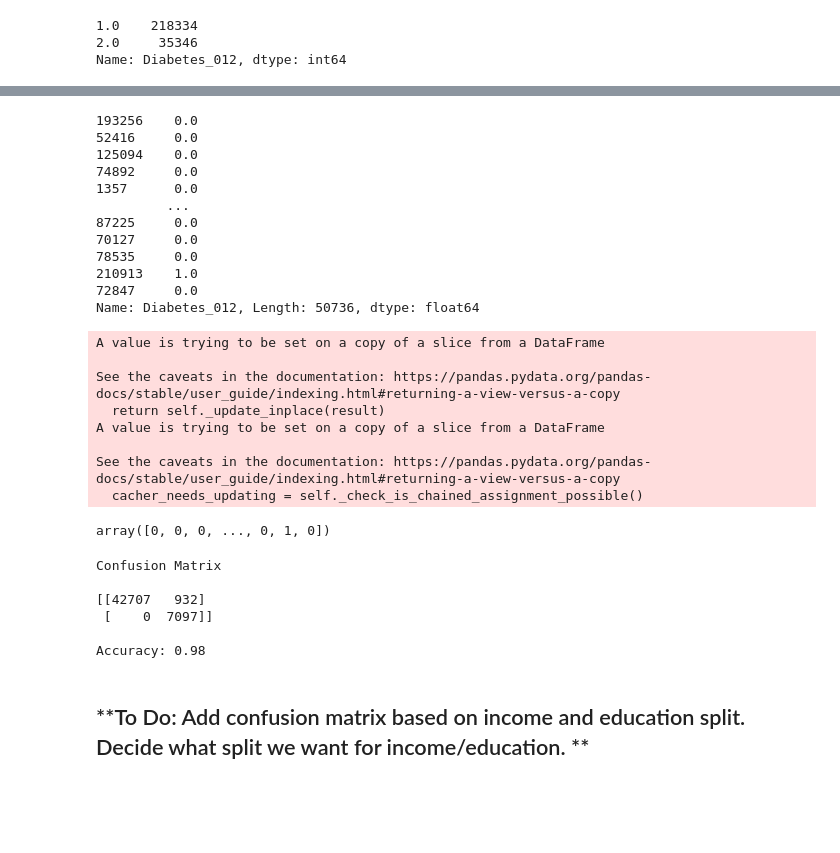
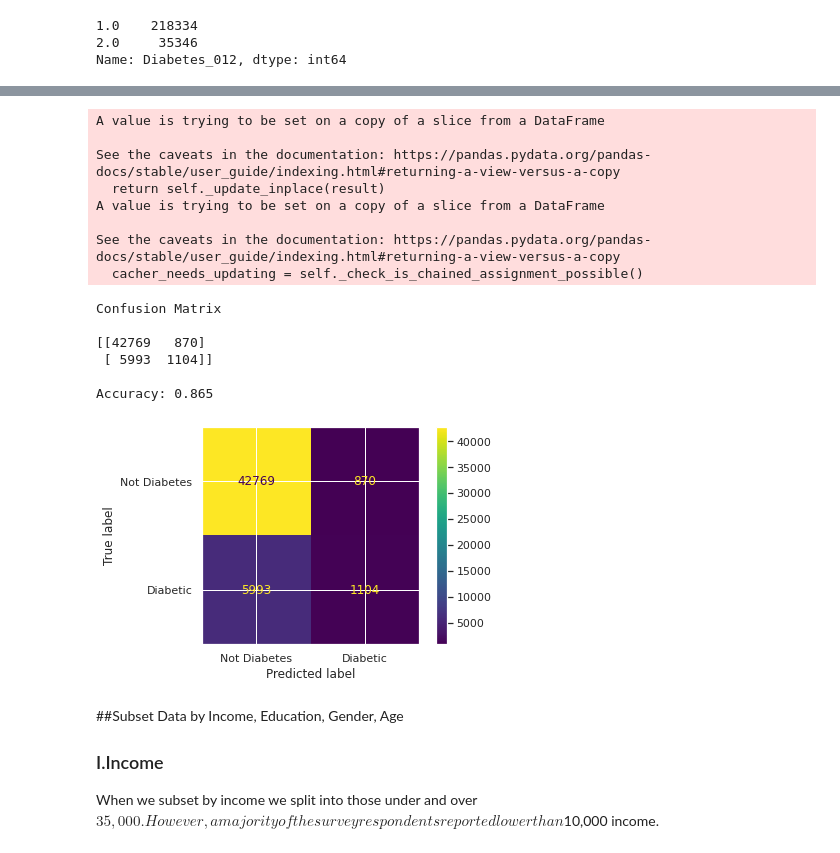
Before and after one commit to rindalafayyad17/Predicting-Diabetes-with-Machine-Learning, a Jupyter notebook: NN_newdata.ipynb, the cells around one changed output, grey strips where cells are left out. Saved outputs shown, nothing was run; the diff lists cells and outputs as text; code cells hidden in the pictures; blank space fills up the shorter version.

Commit message:
Update NN_newdata.ipynb
added all confusion matrices by subset, fixed NN model

```diff
--- a/NN_newdata.ipynb
+++ b/NN_newdata.ipynb
@@ -166,6 +293,3 @@ model.save('Drive/diabetes2.h5')
 # %%
 # load model
-new_model = tf.keras.models.load_model("Drive/diabetes2.h5")
-
-# Show the model architecture
-new_model.summary()
+new_model = tf.keras.models.load_model('/MyDrive/diabetes2.h5')
@@ -226,48 +352,40 @@ array([0, 0, 0, ..., 0, 1, 0])
 # %%
 # need to y_test to be single vector of 0,1 again
 y_test_lab = diabetes.iloc[y_test.index, :]["Diabetes_012"] # must check if this actually works as desired
+y_test_lab # need to change these so 2 and 1 make sense, 2 is diabetic, 0 is prediabetic
 y_test_lab[y_test_lab == 1] = 0
 y_test_lab[y_test_lab == 2] = 1
-
-print(y_test_lab)
-y_pred
 # %% [output]
-193256    0.0
-52416     0.0
-125094    0.0
-74892     0.0
-1357      0.0
-         ...
-87225     0.0
-70127     0.0
-78535     0.0
-210913    1.0
-72847     0.0
-Name: Diabetes_012, Length: 50736, dtype: float64
+A value is trying to be set on a copy of a slice from a DataFrame
+
+See the caveats in the documentation: https://pandas.pydata.org/pandas-docs/stable/user_guide/indexing.html#returning-a-view-versus-a-copy
+  return self._update_inplace(result)
+A value is trying to be set on a copy of a slice from a DataFrame
+
+See the caveats in the documentation: https://pandas.pydata.org/pandas-docs/stable/user_guide/indexing.html#returning-a-view-versus-a-copy
+  cacher_needs_updating = self._check_is_chained_assignment_possible()
-A value is trying to be set on a copy of a slice from a DataFrame
-
-See the caveats in the documentation: https://pandas.pydata.org/pandas-docs/stable/user_guide/indexing.html#returning-a-view-versus-a-copy
-  return self._update_inplace(result)
-A value is trying to be set on a copy of a slice from a DataFrame
-
-See the caveats in the documentation: https://pandas.pydata.org/pandas-docs/stable/user_guide/indexing.html#returning-a-view-versus-a-copy
-  cacher_needs_updating = self._check_is_chained_assignment_possible()
-array([0, 0, 0, ..., 0, 1, 0])
 # %%
 # create accuracy table
 #importing confusion matrix
 confusion = confusion_matrix(y_test_lab, y_pred)
 print('Confusion Matrix\n')
 print(confusion)
+cmd = ConfusionMatrixDisplay(confusion, display_labels=['Not Diabetes','Diabetic'])
+cmd.plot()
 
 #importing accuracy_score, precision_score, recall_score, f1_score
-print('\nAccuracy: {:.2f}\n'.format(accuracy_score(y_test_lab, y_pred)))
+print('\nAccuracy: {:.3f}\n'.format(accuracy_score(y_test_lab, y_pred)))
 # %% [output]
 Confusion Matrix
 
-[[42707   932]
- [    0  7097]]
+[[42769   870]
+ [ 5993  1104]]
 
-Accuracy: 0.98
+Accuracy: 0.865
+[figure, added]
-# %% [markdown]
-## **To Do: Add confusion matrix based on income and education split. Decide what split we want for income/education. **
+# %% [markdown]
+##Subset Data by Income, Education, Gender, Age
+
+### I.Income
+
+When we subset by income we split into those under and over $35,000. However, a majority of the survey respondents reported lower than $10,000 income.
```
Also changed, not shown: parts of 41 cells of this notebook.
